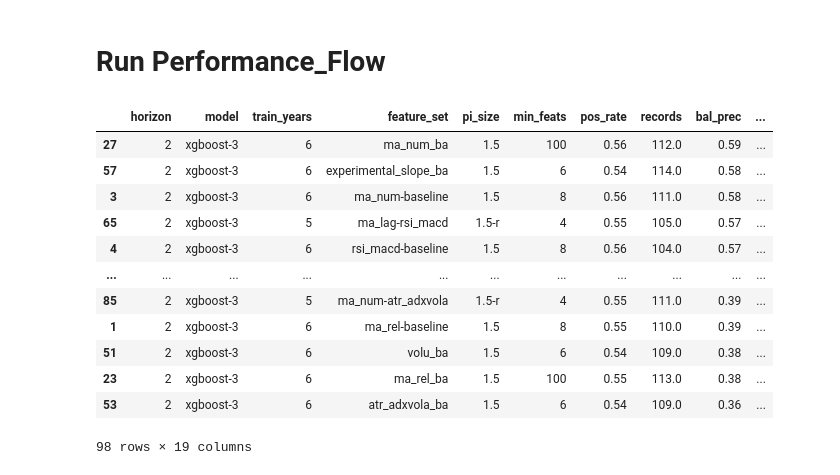
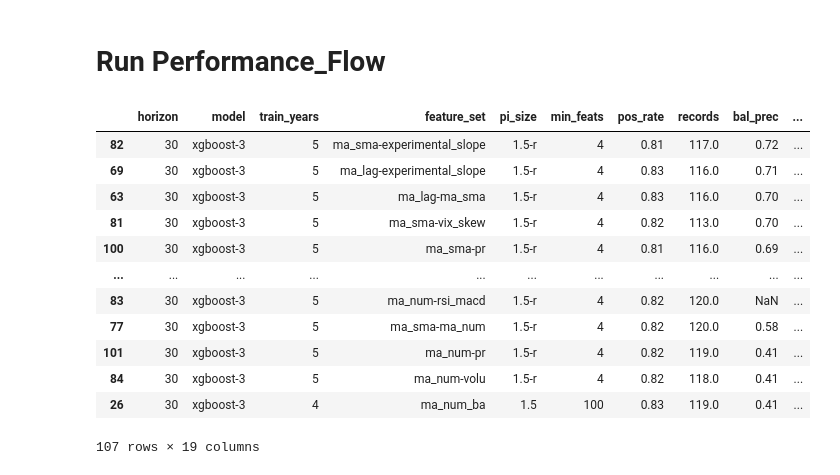
Before and after one commit to bchase17/Stocks, a Jupyter notebook: train_flow.ipynb, the cells around one changed output. Cells and saved outputs as stored; diff of their text form; code cells hidden in the pictures.

```diff
--- a/train_flow.ipynb
+++ b/train_flow.ipynb
@@ -254,34 +194,34 @@ df_concat.to_csv(f"horizon_r_baseline_new.csv", index=False)
 # %%
 import performance_flow
 importlib.reload(performance_flow)
 
 # ---------- #
 # UPDATE ME  #
 # ---------- #
-results_file_name = "horizon_2_baseline_new.csv" # Match prior cell saved as file name horizon_2_baseline_new
+results_file_name = "horizon_30_baseline.csv" # Match prior cell saved as file name horizon_2_baseline_new
 min_th = 0.55
 cov_th = 0.75
 
 
 # --------- #
 # LEAVE ME  #
 # --------- #
-return_cols, perf_df = performance_flow.import_data(results_file_name, df_main)
+return_cols, perf_df = performance_flow.import_data(results_file_name, df_daily)
 composite_score = performance_flow.run_performance(perf_df, min_th, cov_th)
-bucket_df = performance_flow.bucket_scores(df_main, perf_df, returns, min_th)
+bucket_df = performance_flow.bucket_scores(df_daily, perf_df, returns, min_th)
 
 composite_score
 # %% [output]
 |  | horizon | model | train_years | feature_set | pi_size | min_feats | pos_rate | records | bal_prec | ... |
-| 27 | 2 | xgboost-3 | 6 | ma_num_ba | 1.5 | 100 | 0.56 | 112.0 | 0.59 | ... |
-| 57 | 2 | xgboost-3 | 6 | experimental_slope_ba | 1.5 | 6 | 0.54 | 114.0 | 0.58 | ... |
-| 3 | 2 | xgboost-3 | 6 | ma_num-baseline | 1.5 | 8 | 0.56 | 111.0 | 0.58 | ... |
-| 65 | 2 | xgboost-3 | 5 | ma_lag-rsi_macd | 1.5-r | 4 | 0.55 | 105.0 | 0.57 | ... |
-| 4 | 2 | xgboost-3 | 6 | rsi_macd-baseline | 1.5 | 8 | 0.56 | 104.0 | 0.57 | ... |
+| 82 | 30 | xgboost-3 | 5 | ma_sma-experimental_slope | 1.5-r | 4 | 0.81 | 117.0 | 0.72 | ... |
+| 69 | 30 | xgboost-3 | 5 | ma_lag-experimental_slope | 1.5-r | 4 | 0.83 | 116.0 | 0.71 | ... |
+| 63 | 30 | xgboost-3 | 5 | ma_lag-ma_sma | 1.5-r | 4 | 0.83 | 116.0 | 0.70 | ... |
+| 81 | 30 | xgboost-3 | 5 | ma_sma-vix_skew | 1.5-r | 4 | 0.82 | 113.0 | 0.70 | ... |
+| 100 | 30 | xgboost-3 | 5 | ma_sma-pr | 1.5-r | 4 | 0.81 | 116.0 | 0.69 | ... |
 | ... | ... | ... | ... | ... | ... | ... | ... | ... | ... | ... |
-| 85 | 2 | xgboost-3 | 5 | ma_num-atr_adxvola | 1.5-r | 4 | 0.55 | 111.0 | 0.39 | ... |
-| 1 | 2 | xgboost-3 | 6 | ma_rel-baseline | 1.5 | 8 | 0.55 | 110.0 | 0.39 | ... |
-| 51 | 2 | xgboost-3 | 6 | volu_ba | 1.5 | 6 | 0.54 | 109.0 | 0.38 | ... |
-| 23 | 2 | xgboost-3 | 6 | ma_rel_ba | 1.5 | 100 | 0.55 | 113.0 | 0.38 | ... |
-| 53 | 2 | xgboost-3 | 6 | atr_adxvola_ba | 1.5 | 6 | 0.54 | 109.0 | 0.36 | ... |
+| 83 | 30 | xgboost-3 | 5 | ma_num-rsi_macd | 1.5-r | 4 | 0.82 | 120.0 | NaN | ... |
+| 77 | 30 | xgboost-3 | 5 | ma_sma-ma_num | 1.5-r | 4 | 0.82 | 120.0 | 0.58 | ... |
+| 101 | 30 | xgboost-3 | 5 | ma_num-pr | 1.5-r | 4 | 0.82 | 119.0 | 0.41 | ... |
+| 84 | 30 | xgboost-3 | 5 | ma_num-volu | 1.5-r | 4 | 0.82 | 118.0 | 0.41 | ... |
+| 26 | 30 | xgboost-3 | 4 | ma_num_ba | 1.5 | 100 | 0.83 | 119.0 | 0.41 | ... |
-98 rows × 19 columns
+107 rows × 19 columns
```
Also changed, not shown: parts of 4 cells of this notebook.
